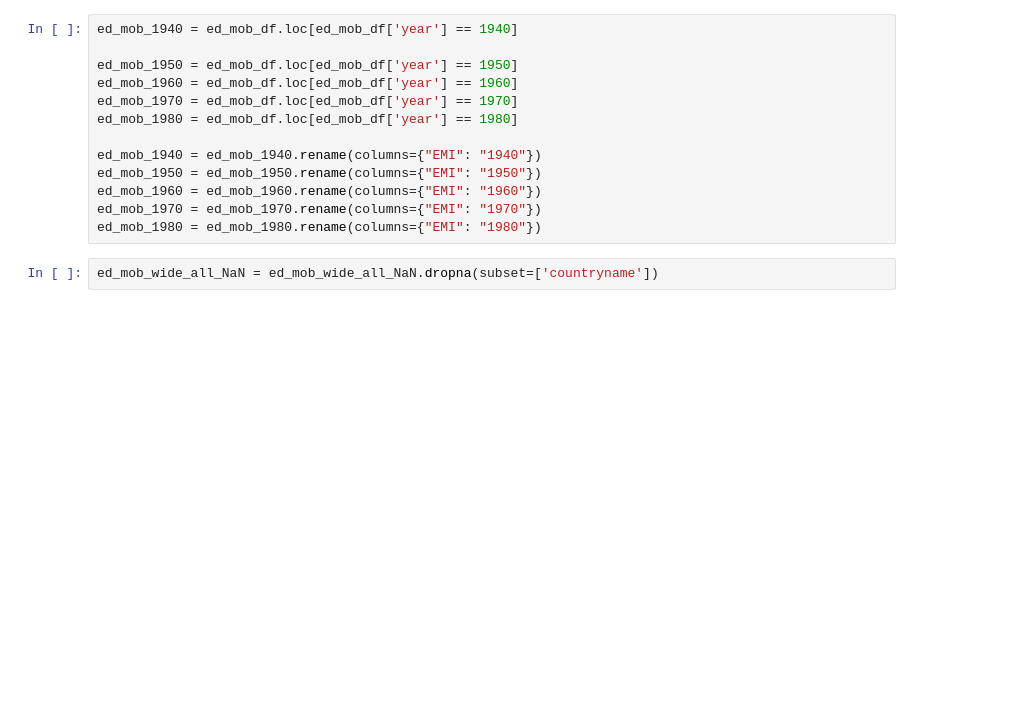
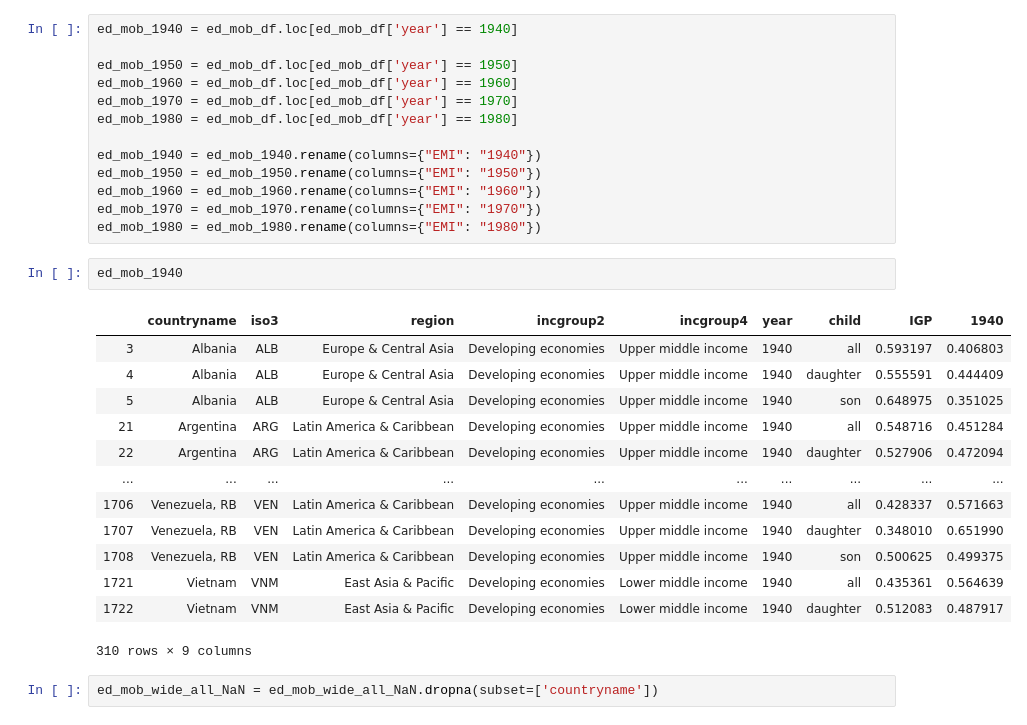
Before and after one commit to UBC-MDS/DSCI_532_L02_Group212_SocialMobilityProject, a Jupyter notebook: src/data_wrangling.ipynb, the cells around one changed output. Saved outputs shown, nothing was run; the diff lists cells and outputs as text; blank space fills up the shorter version.

```diff
--- a/src/data_wrangling.ipynb
+++ b/src/data_wrangling.ipynb
@@ -178,6 +178,22 @@ ed_mob_1950 = ed_mob_1950.rename(columns={"EMI": "1950"})
 ed_mob_1960 = ed_mob_1960.rename(columns={"EMI": "1960"})
 ed_mob_1970 = ed_mob_1970.rename(columns={"EMI": "1970"})
 ed_mob_1980 = ed_mob_1980.rename(columns={"EMI": "1980"})
+# %%
+ed_mob_1940
+# %% [output]
+|  | countryname | iso3 | region | incgroup2 | incgroup4 | year | child | IGP | 1940 |
+| 3 | Albania | ALB | Europe & Central Asia | Developing economies | Upper middle income | 1940 | all | 0.593197 | 0.406803 |
+| 4 | Albania | ALB | Europe & Central Asia | Developing economies | Upper middle income | 1940 | daughter | 0.555591 | 0.444409 |
+| 5 | Albania | ALB | Europe & Central Asia | Developing economies | Upper middle income | 1940 | son | 0.648975 | 0.351025 |
+| 21 | Argentina | ARG | Latin America & Caribbean | Developing economies | Upper middle income | 1940 | all | 0.548716 | 0.451284 |
+| 22 | Argentina | ARG | Latin America & Caribbean | Developing economies | Upper middle income | 1940 | daughter | 0.527906 | 0.472094 |
+| ... | ... | ... | ... | ... | ... | ... | ... | ... | ... |
+| 1706 | Venezuela, RB | VEN | Latin America & Caribbean | Developing economies | Upper middle income | 1940 | all | 0.428337 | 0.571663 |
+| 1707 | Venezuela, RB | VEN | Latin America & Caribbean | Developing economies | Upper middle income | 1940 | daughter | 0.348010 | 0.651990 |
+| 1708 | Venezuela, RB | VEN | Latin America & Caribbean | Developing economies | Upper middle income | 1940 | son | 0.500625 | 0.499375 |
+| 1721 | Vietnam | VNM | East Asia & Pacific | Developing economies | Lower middle income | 1940 | all | 0.435361 | 0.564639 |
+| 1722 | Vietnam | VNM | East Asia & Pacific | Developing economies | Lower middle income | 1940 | daughter | 0.512083 | 0.487917 |
+310 rows × 9 columns
 # %%
 ed_mob_wide_all_NaN = ed_mob_wide_all_NaN.dropna(subset=['countryname'])
 # %%
```
Also changed, not shown: parts of 3 cells of this notebook, 2 other files.
